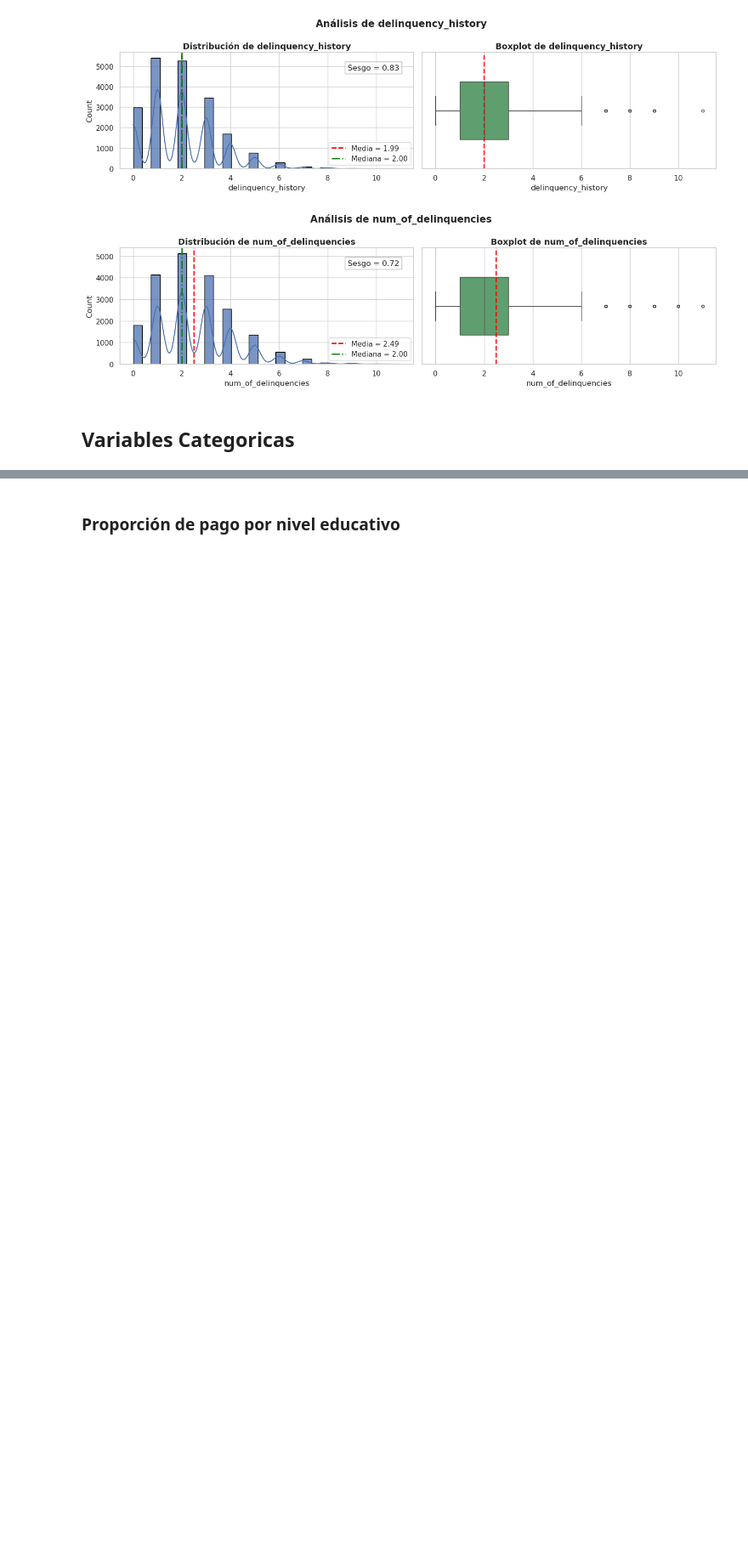
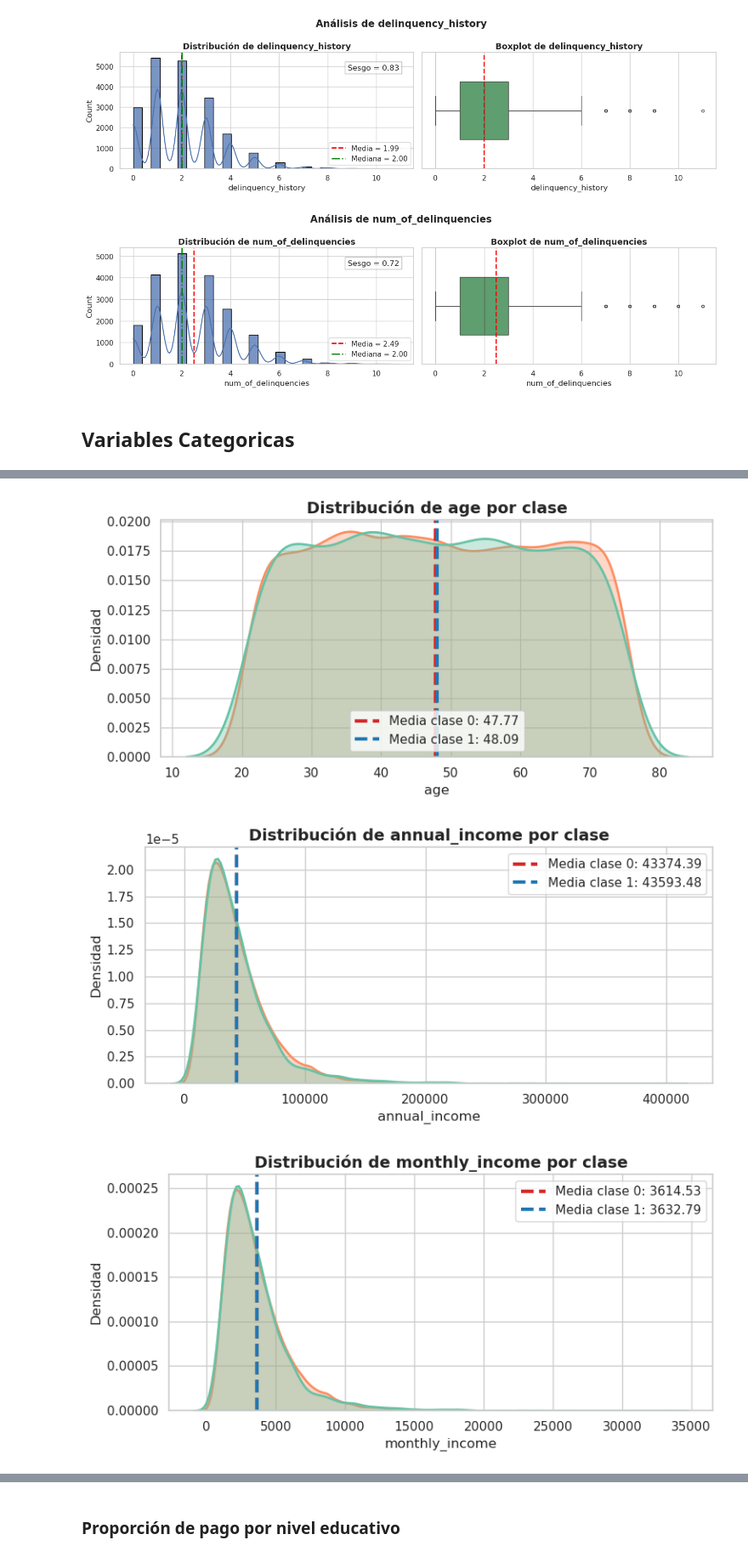
Before and after one commit to JairRamosG/Loan_Status_Prediction, a Jupyter notebook: notebooks/EDA.ipynb, the cells around one changed output, grey strips where cells are left out. Shown at 85% size. Drawn from its saved outputs; the diff is of its cells as text; code cells hidden in the pictures; blank space fills up the shorter version.

```diff
--- a/notebooks/EDA.ipynb
+++ b/notebooks/EDA.ipynb
@@ -191,0 +178,47 @@ Passing `palette` without assigning `hue` is deprecated and will be removed in v
+# %%
+sns.set_theme(style="whitegrid")
+
+for col in numeric_cols:
+
+    plt.figure(figsize=(8,4))
+
+    # KDE
+    ax = sns.kdeplot(
+        data=df,
+        x=col,
+        hue="loan_paid_back",
+        fill=True,
+        common_norm=False,
+        alpha=0.35,
+        linewidth=2,
+        palette="Set2"
+    )
+
+    colores_medias = {
+        0: "#d62728",
+        1: "#1f77b4"
+    }
+
+    for clase, color in colores_medias.items():
+
+        mean_val = df[df["loan_paid_back"] == clase][col].mean()
+
+        plt.axvline(
+            mean_val,
+            linestyle="--",
+            linewidth=3,
+            color=color,
+            label=f"Media clase {clase}: {mean_val:.2f}"
+        )
+
+    plt.title(f'Distribución de {col} por clase', fontsize=14, fontweight="bold")
+    plt.xlabel(col)
+    plt.ylabel("Densidad")
+
+    plt.legend()
+    plt.tight_layout()
+    plt.show()
+# %% [output]
+[figure, added]
+[figure, added]
+[figure, added]
```
Also changed, not shown: parts of 6 cells of this notebook, 3 other files.
